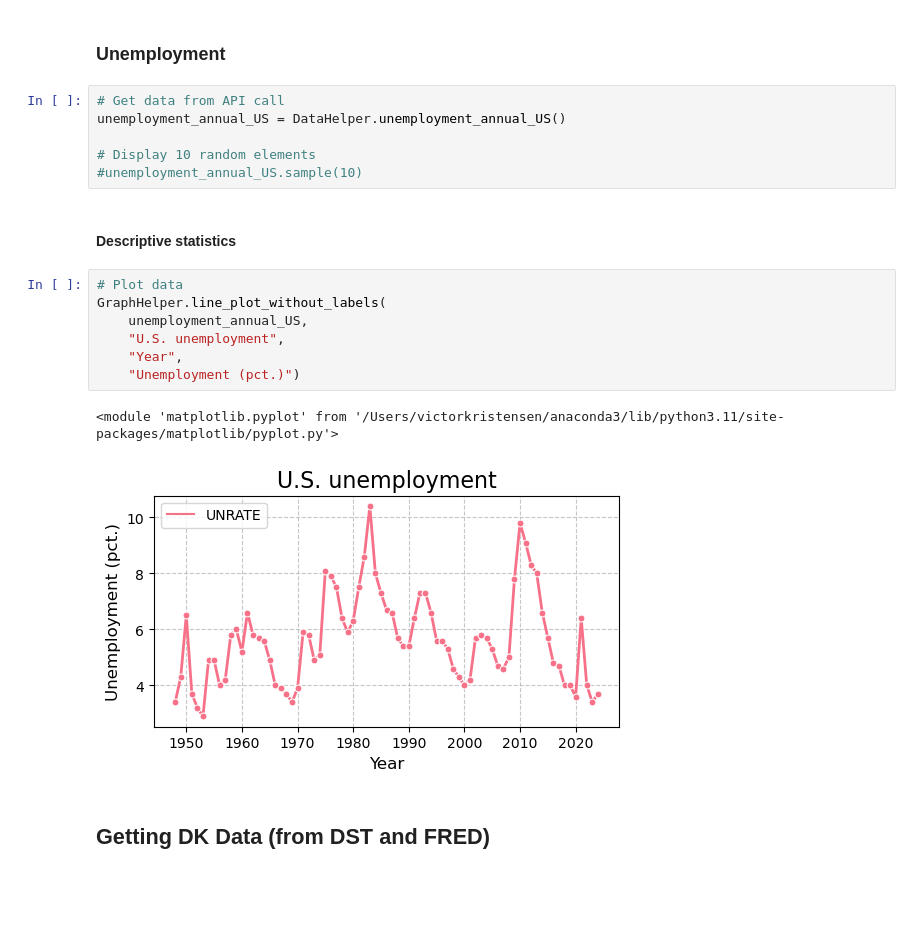
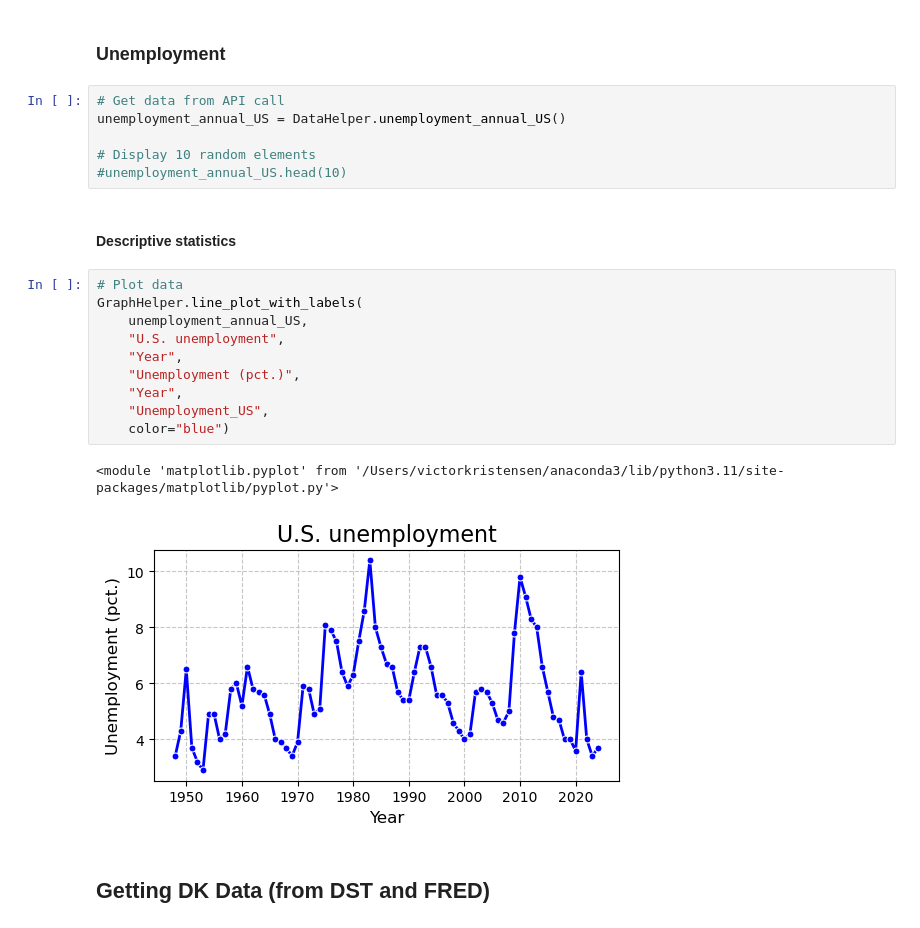
Before and after one commit to sgv491/projects-2024-Bertil-Nikoline-Victor, a Jupyter notebook: dataproject/dataproject.ipynb, the cells around one changed output. Drawn from its saved outputs; the diff is of its cells as text; blank space fills up the shorter version.

```diff
--- a/dataproject/dataproject.ipynb
+++ b/dataproject/dataproject.ipynb
@@ -60,19 +63,22 @@ GraphHelper.line_plot_without_labels(
 unemployment_annual_US = DataHelper.unemployment_annual_US()
 
 # Display 10 random elements
-#unemployment_annual_US.sample(10)
+#unemployment_annual_US.head(10)
 # %% [markdown]
 #### Descriptive statistics
 # %%
 # Plot data
-GraphHelper.line_plot_without_labels(
+GraphHelper.line_plot_with_labels(
     unemployment_annual_US,
     "U.S. unemployment",
     "Year",
-    "Unemployment (pct.)")
+    "Unemployment (pct.)",
+    "Year",
+    "Unemployment_US",
+    color="blue")
 # %% [output]
 <module 'matplotlib.pyplot' from '/Users/victorkristensen/anaconda3/lib/python3.11/site-packages/matplotlib/pyplot.py'>
-[figure, old version]
+[figure, new version]
 # %% [markdown]
 ## Getting DK Data (from DST and FRED)
 # %% [markdown]
```
Also changed, not shown: parts of 7 cells of this notebook, 2 other files.
